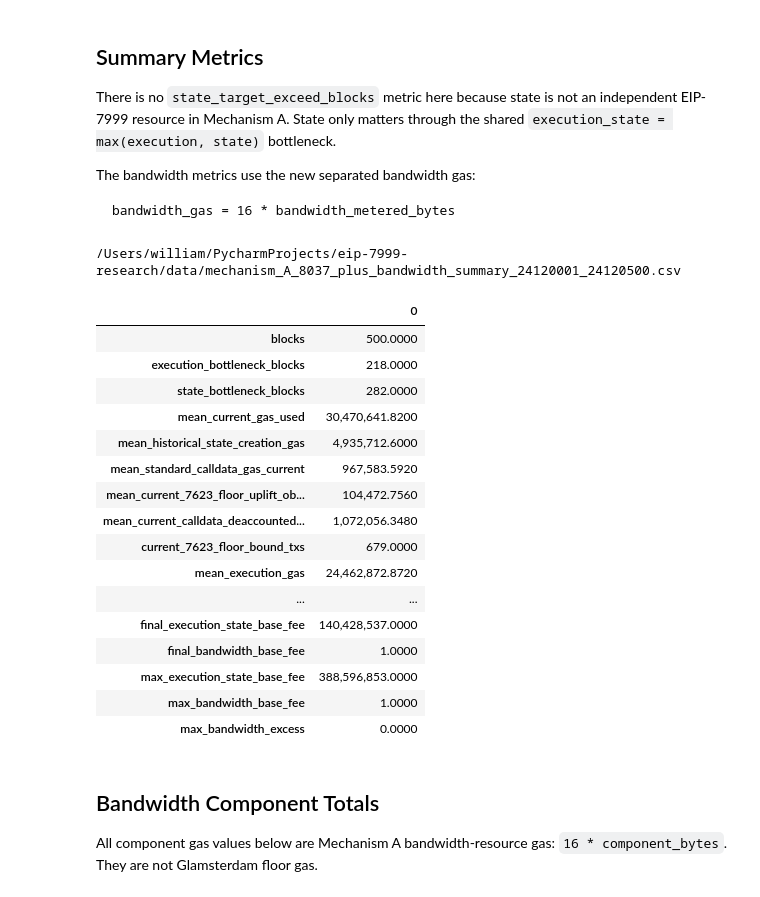
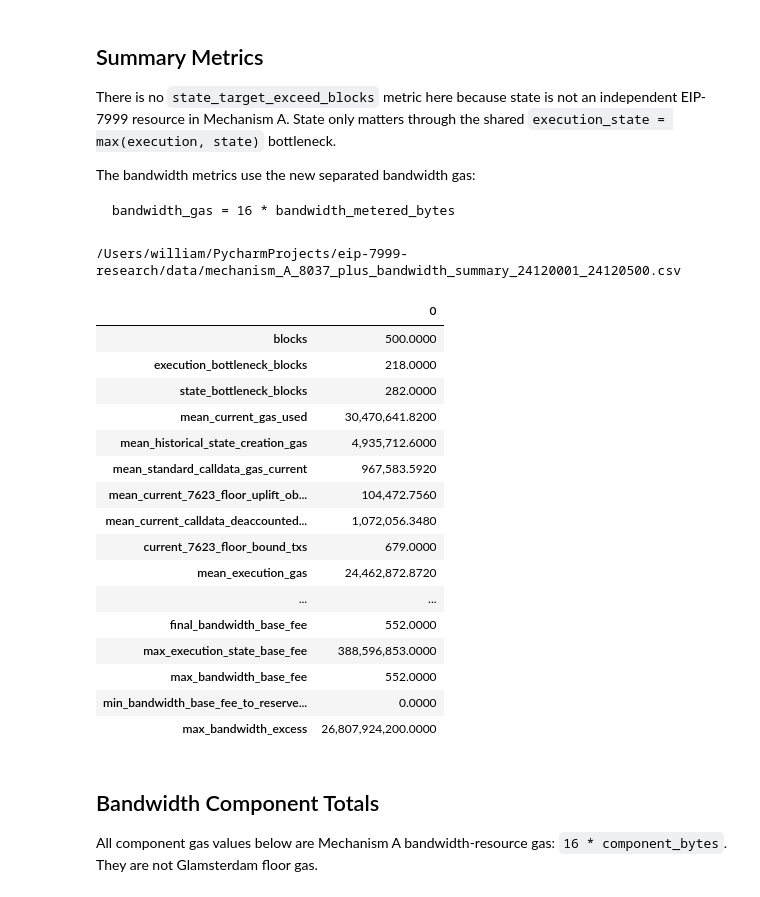
Before and after one commit to M1kuW1ll/eip-7999-research, a Jupyter notebook: notebooks/0.8-glamsterdam-plus-bandwidth.ipynb, the cells around one changed output. Cells and saved outputs as stored; diff of their text form; code cells hidden in the pictures.

```diff
--- a/notebooks/0.8-glamsterdam-plus-bandwidth.ipynb
+++ b/notebooks/0.8-glamsterdam-plus-bandwidth.ipynb
@@ -56,6 +56,7 @@ BANDWIDTH_GAS_PER_BYTE = 16
 BANDWIDTH_GAS_LIMIT = 60_000_000
 BANDWIDTH_GAS_TARGET = 15_000_000
 BANDWIDTH_TARGET_RATIO = BANDWIDTH_GAS_LIMIT // BANDWIDTH_GAS_TARGET
+BANDWIDTH_RESERVE_FACTOR = 12
 
 INITIAL_BANDWIDTH_BASE_FEE = 1
 
@@ -66,6 +67,7 @@ PLOTS_DIR.mkdir(exist_ok=True)
 TX_REPRICE_CSV = DATA_DIR / f"glamsterdam_tx_regular_gas_repriced_{START_BLOCK}_{END_BLOCK}.csv"
 REGULAR_RECALC_CSV = DATA_DIR / f"glamsterdam_regular_gas_recalculation_{START_BLOCK}_{END_BLOCK}.csv"
 BANDWIDTH_CSV = DATA_DIR / f"bandwidth_content_8131_{START_BLOCK}_{END_BLOCK}.csv"
+BLOB_BASE_FEE_CSV = DATA_DIR / f"rpc_blob_base_fee_{START_BLOCK}_{END_BLOCK}.csv"
 
 OUT_REPLAY_CSV = DATA_DIR / f"mechanism_A_8037_plus_bandwidth_replay_{START_BLOCK}_{END_BLOCK}.csv"
 OUT_SUMMARY_CSV = DATA_DIR / f"mechanism_A_8037_plus_bandwidth_summary_{START_BLOCK}_{END_BLOCK}.csv"
@@ -75,9 +77,9 @@ OUT_BANDWIDTH_COMPONENTS_PLOT = PLOTS_DIR / f"mechanism_A_bandwidth_components_{
 OUT_BASE_FEE_PLOT = PLOTS_DIR / f"mechanism_A_base_fees_{START_BLOCK}_{END_BLOCK}.png"
 OUT_EXCESS_PLOT = PLOTS_DIR / f"mechanism_A_bandwidth_excess_{START_BLOCK}_{END_BLOCK}.png"
 
-for path in [TX_REPRICE_CSV, REGULAR_RECALC_CSV, BANDWIDTH_CSV]:
+for path in [TX_REPRICE_CSV, REGULAR_RECALC_CSV, BANDWIDTH_CSV, BLOB_BASE_FEE_CSV]:
     if not path.exists():
         raise FileNotFoundError(path)
 
-START_BLOCK, END_BLOCK, EXECUTION_STATE_GAS_TARGET, EXECUTION_STATE_GAS_LIMIT, BANDWIDTH_GAS_TARGET, BANDWIDTH_GAS_LIMIT
+START_BLOCK, END_BLOCK, EXECUTION_STATE_GAS_TARGET, EXECUTION_STATE_GAS_LIMIT, BANDWIDTH_GAS_TARGET, BANDWIDTH_GAS_LIMIT, BANDWIDTH_RESERVE_FACTOR
 # %% [output]
@@ -115,6 +117,7 @@ bandwidth-resource terms.
 tx = pd.read_csv(TX_REPRICE_CSV)
 regular = pd.read_csv(REGULAR_RECALC_CSV)
 bandwidth = pd.read_csv(BANDWIDTH_CSV)
+blob_fee = pd.read_csv(BLOB_BASE_FEE_CSV)[["block_number", "blob_base_fee_per_gas"]]
 
 # Current calldata de-accounting: standard 4/16 calldata gas plus observed
 # EIP-7623 10/40 floor uplift for calldata-heavy transactions.
@@ -159,6 +162,7 @@ inputs = (
     ]
     .merge(tx_agg, on="block_number", how="inner", validate="one_to_one")
     .merge(bandwidth, on="block_number", how="inner", validate="one_to_one")
+    .merge(blob_fee, on="block_number", how="inner", validate="one_to_one")
     .sort_values("block_number")
     .reset_index(drop=True)
 )
@@ -205,6 +209,10 @@ inputs["bandwidth_gas_used"] = (
     + inputs["bandwidth_blob_versioned_hash_gas"]
 )
 inputs["bandwidth_bytes"] = inputs["bandwidth_metered_bytes"].astype("int64")
+inputs["blob_base_fee_per_gas"] = inputs["blob_base_fee_per_gas"].astype("int64")
+inputs["bandwidth_reserve_anchor_base_fee"] = (
+    inputs["blob_base_fee_per_gas"] + BANDWIDTH_RESERVE_FACTOR - 1
+) // BANDWIDTH_RESERVE_FACTOR
 
 if not (inputs["bandwidth_gas_used"] == inputs["bandwidth_bytes"] * BANDWIDTH_GAS_PER_BYTE).all():
     raise AssertionError("bandwidth gas must equal 16 * metered bandwidth bytes")
@@ -230,6 +238,8 @@ inputs[
         "execution_state_gas_used",
         "bandwidth_bytes",
         "bandwidth_gas_used",
+        "blob_base_fee_per_gas",
+        "bandwidth_reserve_anchor_base_fee",
     ]
 ].head()
 # %% [output]
@@ -258,6 +268,7 @@ config = make_mechanism_A_config(
     bandwidth_target_ratio=BANDWIDTH_TARGET_RATIO,
     initial_execution_state_base_fee=initial_execution_state_base_fee,
     initial_bandwidth_base_fee=INITIAL_BANDWIDTH_BASE_FEE,
+    bandwidth_reserve_factor=BANDWIDTH_RESERVE_FACTOR,
 )
 
 blocks = [
@@ -272,6 +283,7 @@ blocks = [
         bal_gas=int(row.bandwidth_bal_gas),
         calldata_bytes=int(row.calldata_bytes),
         bal_bytes=int(row.bal_rlp_bytes),
+        blob_base_fee_per_gas=int(row.blob_base_fee_per_gas),
     )
     for row in inputs.itertuples(index=False)
 ]
@@ -297,6 +309,12 @@ for result in results:
     )
 
 replay = inputs.merge(pd.DataFrame(rows), on="block_number", how="inner", validate="one_to_one")
+replay["bandwidth_reserve_active"] = (
+    replay["bandwidth_base_fee"] * BANDWIDTH_RESERVE_FACTOR < replay["blob_base_fee_per_gas"]
+)
+replay["bandwidth_base_fee_to_reserve_anchor"] = (
+    replay["bandwidth_base_fee"] / replay["bandwidth_reserve_anchor_base_fee"]
+)
 replay["original_base_fee"] = replay["base_fee_per_gas"].astype("int64")
 replay["execution_state_bottleneck"] = "state"
 replay.loc[replay["execution_gas_used"] > replay["state_gas_8037"], "execution_state_bottleneck"] = "execution"
@@ -319,6 +337,10 @@ output_cols = [
     "bandwidth_bytes",
     "bandwidth_payload_bytes",
     "bandwidth_gas_used",
+    "blob_base_fee_per_gas",
+    "bandwidth_reserve_anchor_base_fee",
+    "bandwidth_reserve_active",
+    "bandwidth_base_fee_to_reserve_anchor",
     "valid",
     "invalid_reasons",
     "execution_state_limit_exceeded",
@@ -386,42 +408,46 @@ summary = pd.DataFrame(
             "mean_execution_state_gas": float(replay["execution_state_gas_used"].mean()),
             "mean_bandwidth_bytes": float(replay["bandwidth_bytes"].mean()),
             "mean_bandwidth_gas": float(replay["bandwidth_gas_used"].mean()),
+            "mean_blob_base_fee_per_gas": float(replay["blob_base_fee_per_gas"].mean()),
+            "mean_bandwidth_reserve_anchor_base_fee": float(replay["bandwidth_reserve_anchor_base_fee"].mean()),
             "max_execution_state_gas": int(replay["execution_state_gas_used"].max()),
             "max_bandwidth_gas": int(replay["bandwidth_gas_used"].max()),
             "execution_state_target_exceed_blocks": int((replay["execution_state_gas_used"] > EXECUTION_STATE_GAS_TARGET).sum()),
             "bandwidth_target_exceed_blocks": int((replay["bandwidth_gas_used"] > BANDWIDTH_GAS_TARGET).sum()),
             "execution_state_limit_exceed_blocks": int(replay["execution_state_limit_exceeded"].sum()),
             "bandwidth_limit_exceed_blocks": int(replay["bandwidth_limit_exceeded"].sum()),
+            "bandwidth_reserve_active_blocks": int(replay["bandwidth_reserve_active"].sum()),
             "final_execution_state_base_fee": int(replay["execution_state_base_fee"].iloc[-1]),
             "final_bandwidth_base_fee": int(replay["bandwidth_base_fee"].iloc[-1]),
             "max_execution_state_base_fee": int(replay["execution_state_base_fee"].max()),
             "max_bandwidth_base_fee": int(replay["bandwidth_base_fee"].max()),
+            "min_bandwidth_base_fee_to_reserve_anchor": float(replay["bandwidth_base_fee_to_reserve_anchor"].min()),
             "max_bandwidth_excess": int(replay["bandwidth_excess"].max()),
         }
     ]
 )
 summary.to_csv(OUT_SUMMARY_CSV, index=False)
 print(OUT_SUMMARY_CSV)
 summary.T
 # %% [output]
 /Users/william/PycharmProjects/eip-7999-research/data/mechanism_A_8037_plus_bandwidth_summary_24120001_24120500.csv
 |  | 0 |
 | blocks | 500.0000 |
 | execution_bottleneck_blocks | 218.0000 |
 | state_bottleneck_blocks | 282.0000 |
 | mean_current_gas_used | 30,470,641.8200 |
 | mean_historical_state_creation_gas | 4,935,712.6000 |
 | mean_standard_calldata_gas_current | 967,583.5920 |
 | mean_current_7623_floor_uplift_ob... | 104,472.7560 |
 | mean_current_calldata_deaccounted... | 1,072,056.3480 |
 | current_7623_floor_bound_txs | 679.0000 |
 | mean_execution_gas | 24,462,872.8720 |
 | ... | ... |
-| final_execution_state_base_fee | 140,428,537.0000 |
-| final_bandwidth_base_fee | 1.0000 |
+| final_bandwidth_base_fee | 552.0000 |
 | max_execution_state_base_fee | 388,596,853.0000 |
-| max_bandwidth_base_fee | 1.0000 |
-| max_bandwidth_excess | 0.0000 |
+| max_bandwidth_base_fee | 552.0000 |
+| min_bandwidth_base_fee_to_reserve... | 0.0000 |
+| max_bandwidth_excess | 26,807,924,200.0000 |
 # %% [markdown]
 ## Bandwidth Component Totals
 
```
Also changed, not shown: parts of 4 cells of this notebook, 27 other files.
